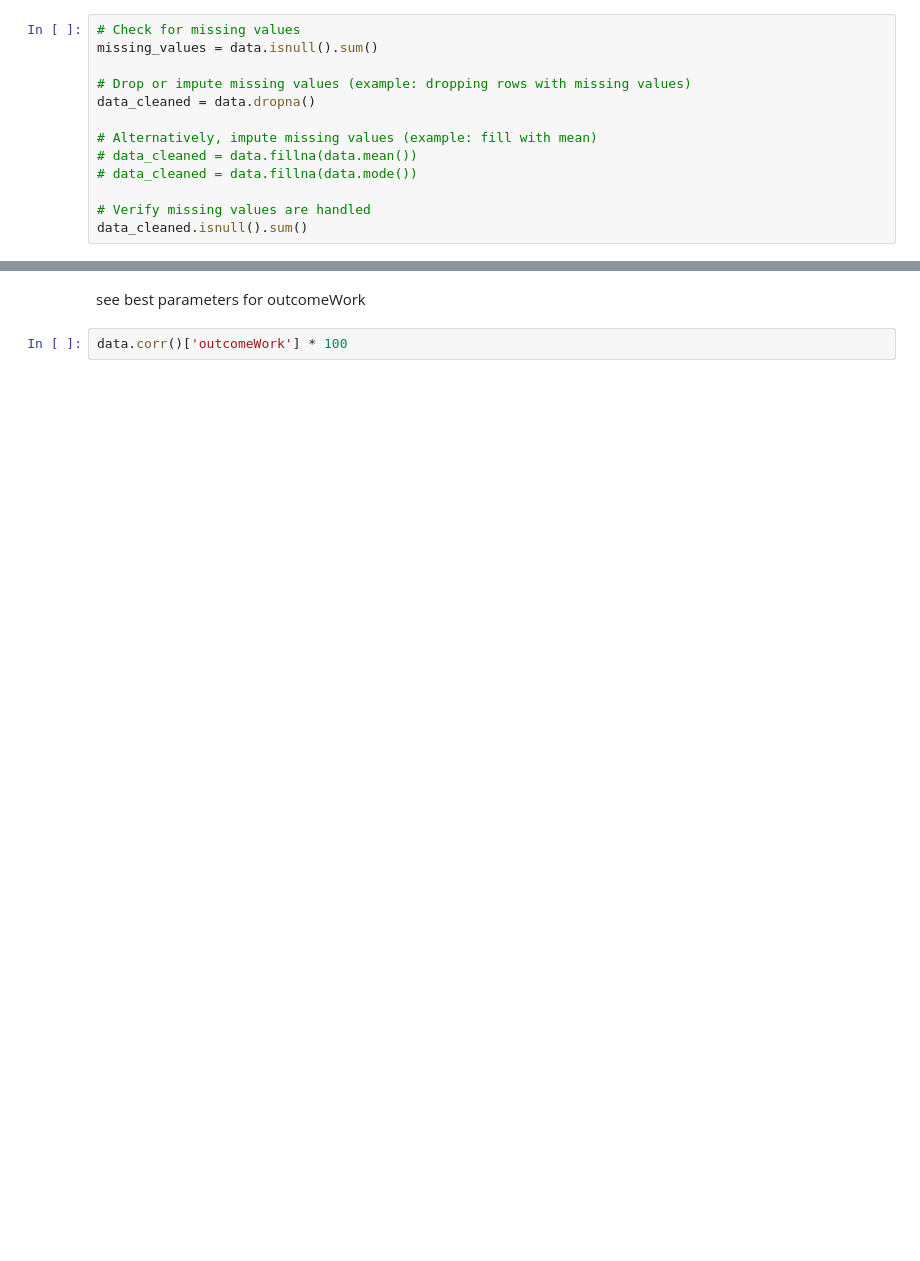
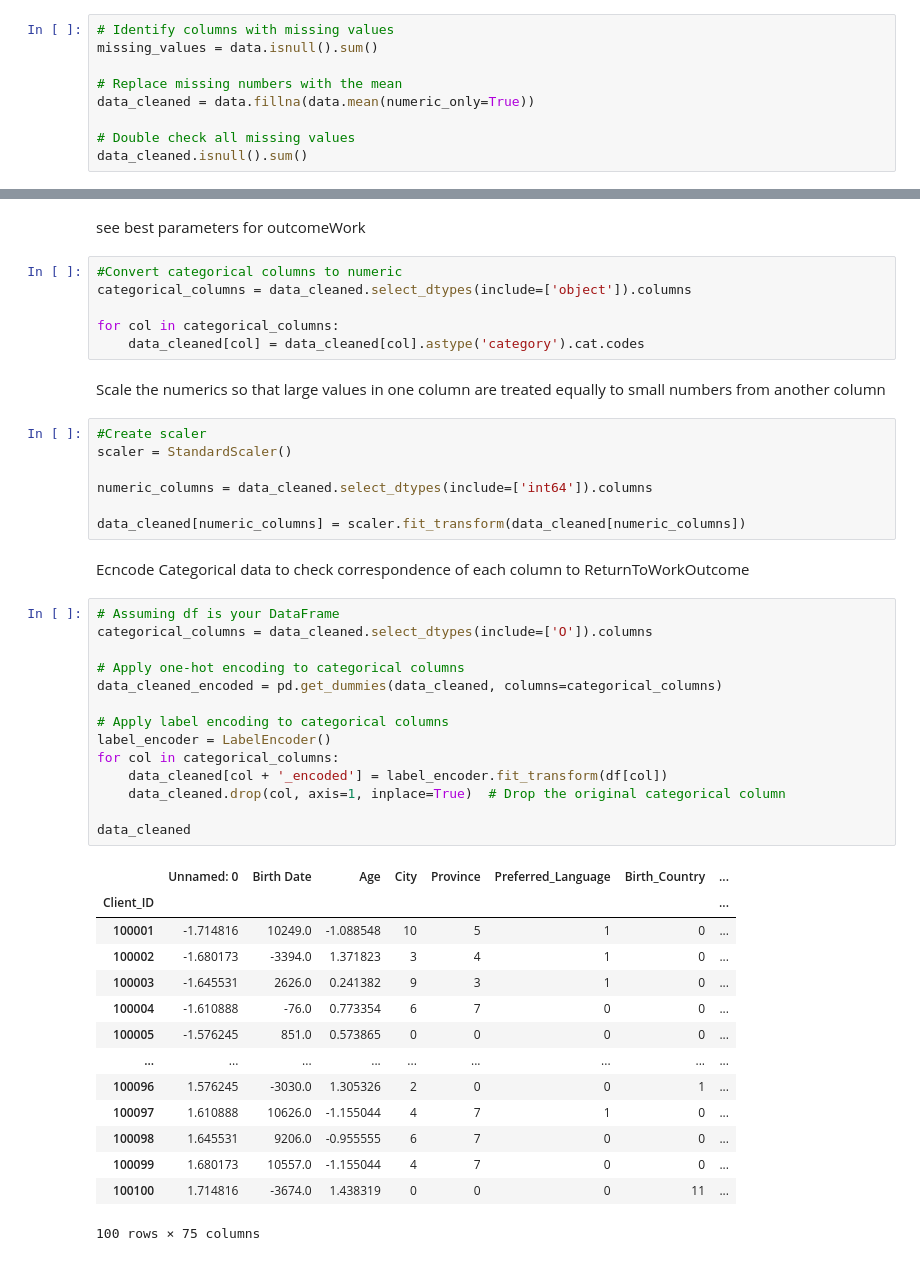
Before and after one commit to Vinichenko123/Group1-Data-Preprocessing, a Jupyter notebook: Group_1_Data_Analysis_and_Engineering_Notebook.ipynb, the cells around one changed output, grey strips where cells are left out. Drawn from its saved outputs; the diff is of its cells as text; blank space fills up the shorter version.

Commit message:
Encoded numer values and performed Exploratory Data Analysis (EDA)

```diff
--- a/Group_1_Data_Analysis_and_Engineering_Notebook.ipynb
+++ b/Group_1_Data_Analysis_and_Engineering_Notebook.ipynb
@@ -96,15 +95,11 @@ data
 # %%
-# Check for missing values
+# Identify columns with missing values
 missing_values = data.isnull().sum()
 
-# Drop or impute missing values (example: dropping rows with missing values)
-data_cleaned = data.dropna()
+# Replace missing numbers with the mean
+data_cleaned = data.fillna(data.mean(numeric_only=True))
 
-# Alternatively, impute missing values (example: fill with mean)
-# data_cleaned = data.fillna(data.mean())
-# data_cleaned = data.fillna(data.mode())
-
-# Verify missing values are handled
+# Double check all missing values
 data_cleaned.isnull().sum()
 # %% [output]
 |  | 0 |
@@ -151,4 +119,48 @@ data['Birth Date'] = (data['Birth Date'] - pd.Timestamp('1970-01-01')).dt.total_
 # %% [markdown]
 see best parameters for outcomeWork
-# %%
-data.corr()['outcomeWork'] * 100
+# %%
+#Convert categorical columns to numeric
+categorical_columns = data_cleaned.select_dtypes(include=['object']).columns
+
+for col in categorical_columns:
+    data_cleaned[col] = data_cleaned[col].astype('category').cat.codes
+# %% [markdown]
+Scale the numerics so that large values in one column are treated equally to small numbers from another column
+# %%
+#Create scaler
+scaler = StandardScaler()
+
+numeric_columns = data_cleaned.select_dtypes(include=['int64']).columns
+
+data_cleaned[numeric_columns] = scaler.fit_transform(data_cleaned[numeric_columns])
+# %% [markdown]
+Ecncode Categorical data to check correspondence of each column to ReturnToWorkOutcome
+# %%
+# Assuming df is your DataFrame
+categorical_columns = data_cleaned.select_dtypes(include=['O']).columns
+
+# Apply one-hot encoding to categorical columns
+data_cleaned_encoded = pd.get_dummies(data_cleaned, columns=categorical_columns)
+
+# Apply label encoding to categorical columns
+label_encoder = LabelEncoder()
+for col in categorical_columns:
+    data_cleaned[col + '_encoded'] = label_encoder.fit_transform(df[col])
+    data_cleaned.drop(col, axis=1, inplace=True)  # Drop the original categorical column
+
+data_cleaned
+# %% [output]
+|  | Unnamed: 0 | Birth Date | Age | City | Province | Preferred_Language | Birth_Country | ... |
+| Client_ID |  |  |  |  |  |  |  | ... |
+| 100001 | -1.714816 | 10249.0 | -1.088548 | 10 | 5 | 1 | 0 | ... |
+| 100002 | -1.680173 | -3394.0 | 1.371823 | 3 | 4 | 1 | 0 | ... |
+| 100003 | -1.645531 | 2626.0 | 0.241382 | 9 | 3 | 1 | 0 | ... |
+| 100004 | -1.610888 | -76.0 | 0.773354 | 6 | 7 | 0 | 0 | ... |
+| 100005 | -1.576245 | 851.0 | 0.573865 | 0 | 0 | 0 | 0 | ... |
+| ... | ... | ... | ... | ... | ... | ... | ... | ... |
+| 100096 | 1.576245 | -3030.0 | 1.305326 | 2 | 0 | 0 | 1 | ... |
+| 100097 | 1.610888 | 10626.0 | -1.155044 | 4 | 7 | 1 | 0 | ... |
+| 100098 | 1.645531 | 9206.0 | -0.955555 | 6 | 7 | 0 | 0 | ... |
+| 100099 | 1.680173 | 10557.0 | -1.155044 | 4 | 7 | 0 | 0 | ... |
+| 100100 | 1.714816 | -3674.0 | 1.438319 | 0 | 0 | 0 | 11 | ... |
+100 rows × 75 columns
```
Also changed, not shown: parts of 22 cells of this notebook.
